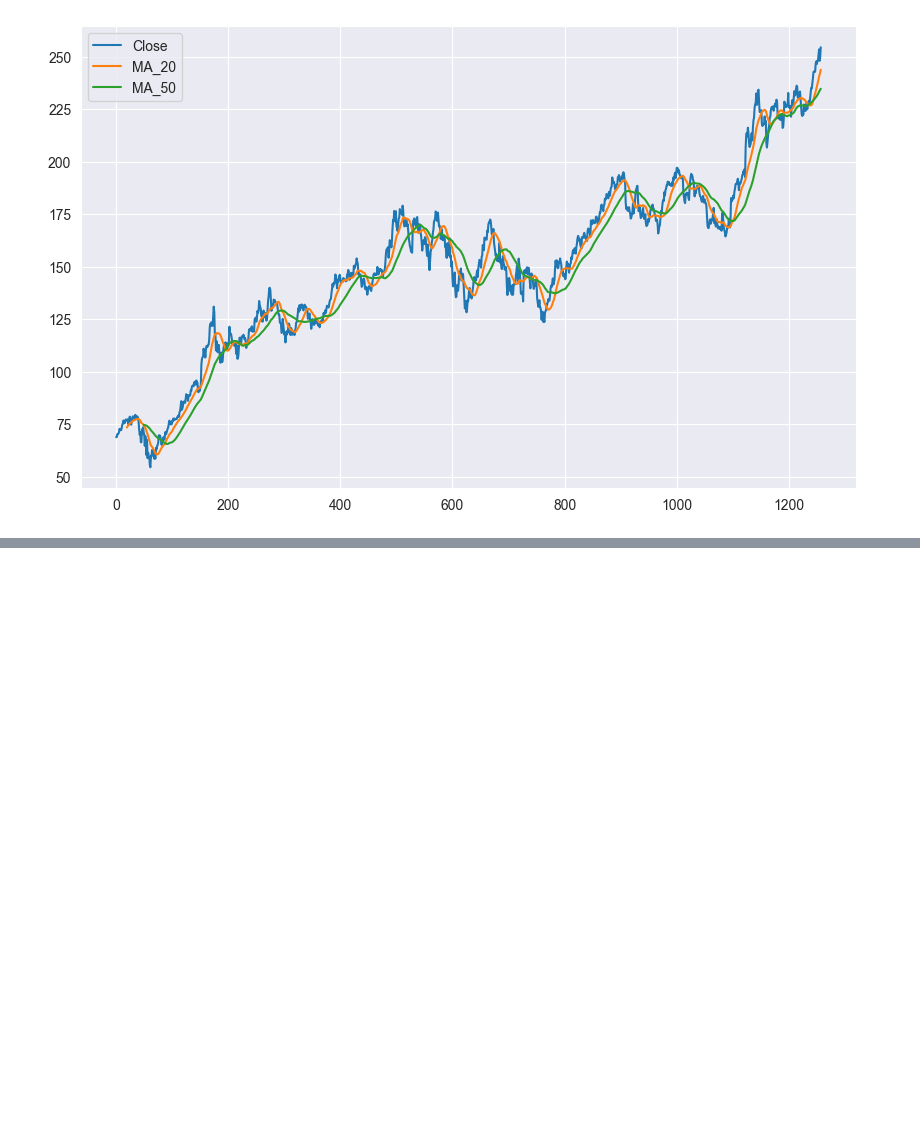
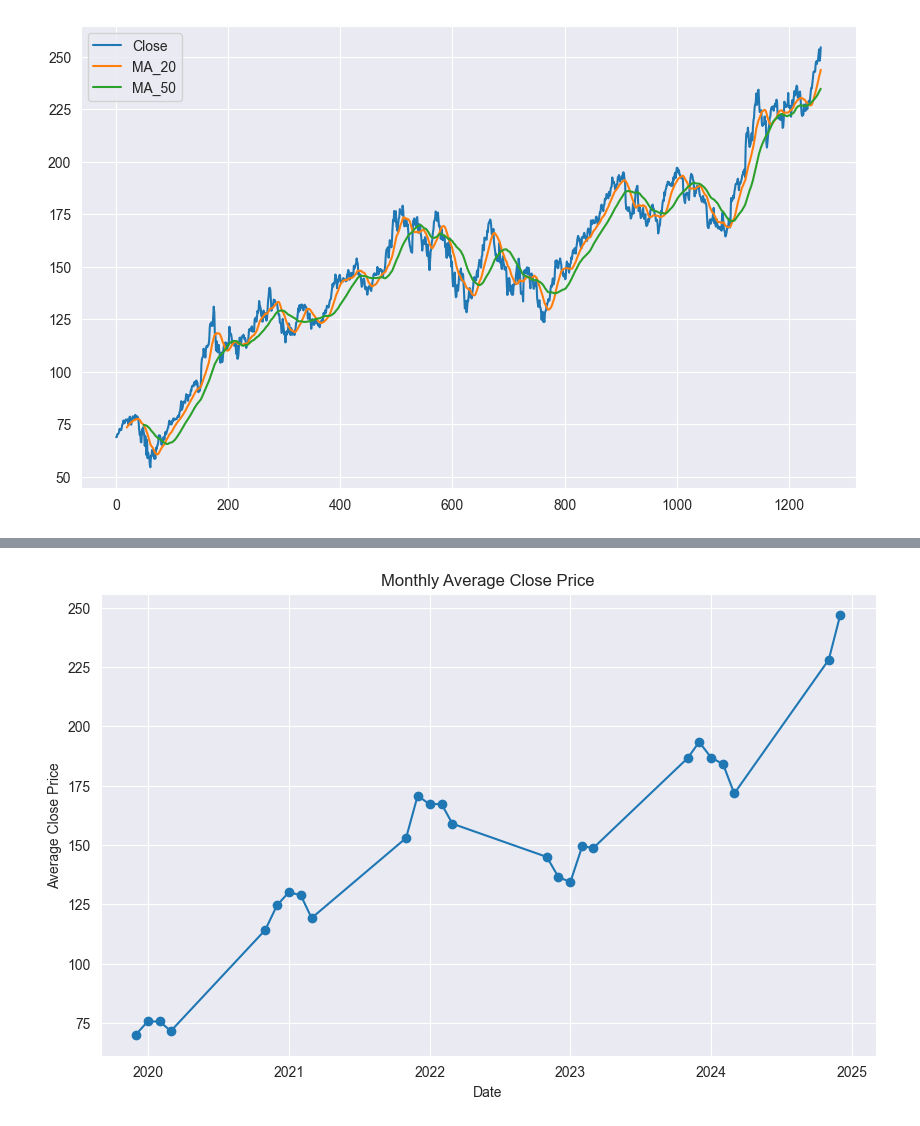
Before and after one commit to evanpoulson/Predictive-Analytics-Pipeline, a Jupyter notebook: notebooks/eda.ipynb, the cells around one changed output, grey strips where cells are left out. Saved outputs shown, nothing was run; the diff lists cells and outputs as text; code cells hidden in the pictures; blank space fills up the shorter version.

```diff
--- a/notebooks/eda.ipynb
+++ b/notebooks/eda.ipynb
@@ -113,0 +141,20 @@ data[['Close', 'MA_20', 'MA_50']].plot(figsize=(10, 6))
+# %%
+data['YearMonth'] = data['Date'].dt.to_period('M')  #Combines Year and Month
+monthly_trends = data.groupby('YearMonth')['Close'].mean()
+
+#Reset index to plot data
+monthly_trends = monthly_trends.reset_index()
+monthly_trends['YearMonth'] = monthly_trends['YearMonth'].dt.to_timestamp()
+
+#Plot monthly trends
+import matplotlib.pyplot as plt
+
+plt.figure(figsize=(10, 6))
+plt.plot(monthly_trends['YearMonth'], monthly_trends['Close'], marker='o')
+plt.title('Monthly Average Close Price')
+plt.xlabel('Date')
+plt.ylabel('Average Close Price')
+plt.grid(True)
+plt.show()
+# %% [output]
+[figure, added]
```
Also changed, not shown: parts of 1 cell of this notebook.
